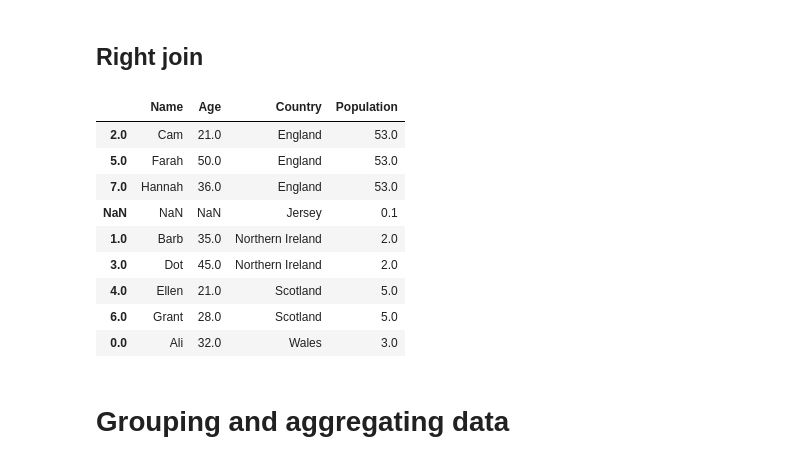
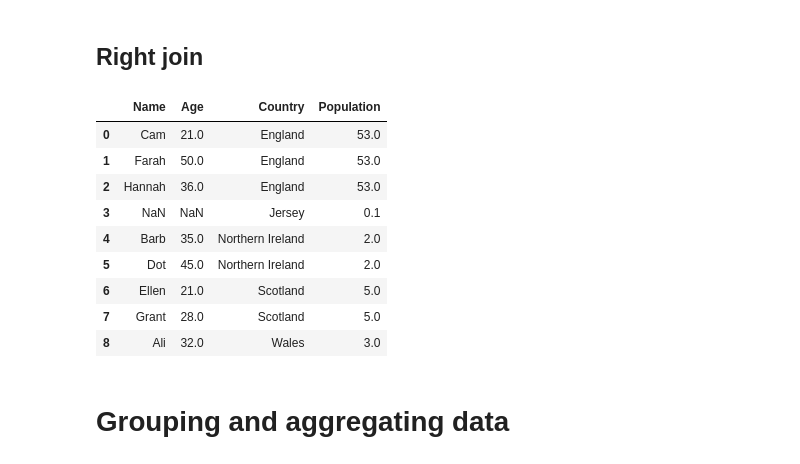
Before and after one commit to berniehogan/fsstds, a Jupyter notebook: chapters/Ch.05.MergingAndSQL.ipynb, the cells around one changed output. Drawn from its saved outputs; the diff is of its cells as text; code cells hidden in the pictures.

```diff
--- a/chapters/Ch.05.MergingAndSQL.ipynb
+++ b/chapters/Ch.05.MergingAndSQL.ipynb
@@ -368,19 +382,22 @@ display(merge_df)
 # %%
 merge_df = people_df.merge(country_df,
                            left_on="Country", right_index=True,
                            how='right')
+
+merge_df.reset_index(inplace=True, drop=True)
+
 display(merge_df)
 # %% [output]
 |  | Name | Age | Country | Population |
-| 2.0 | Cam | 21.0 | England | 53.0 |
-| 5.0 | Farah | 50.0 | England | 53.0 |
-| 7.0 | Hannah | 36.0 | England | 53.0 |
-| NaN | NaN | NaN | Jersey | 0.1 |
-| 1.0 | Barb | 35.0 | Northern Ireland | 2.0 |
-| 3.0 | Dot | 45.0 | Northern Ireland | 2.0 |
-| 4.0 | Ellen | 21.0 | Scotland | 5.0 |
-| 6.0 | Grant | 28.0 | Scotland | 5.0 |
-| 0.0 | Ali | 32.0 | Wales | 3.0 |
+| 0 | Cam | 21.0 | England | 53.0 |
+| 1 | Farah | 50.0 | England | 53.0 |
+| 2 | Hannah | 36.0 | England | 53.0 |
+| 3 | NaN | NaN | Jersey | 0.1 |
+| 4 | Barb | 35.0 | Northern Ireland | 2.0 |
+| 5 | Dot | 45.0 | Northern Ireland | 2.0 |
+| 6 | Ellen | 21.0 | Scotland | 5.0 |
+| 7 | Grant | 28.0 | Scotland | 5.0 |
+| 8 | Ali | 32.0 | Wales | 3.0 |
 # %% [markdown]
 # Grouping and aggregating data
 # %%
```
Also changed, not shown: parts of 14 cells of this notebook.
